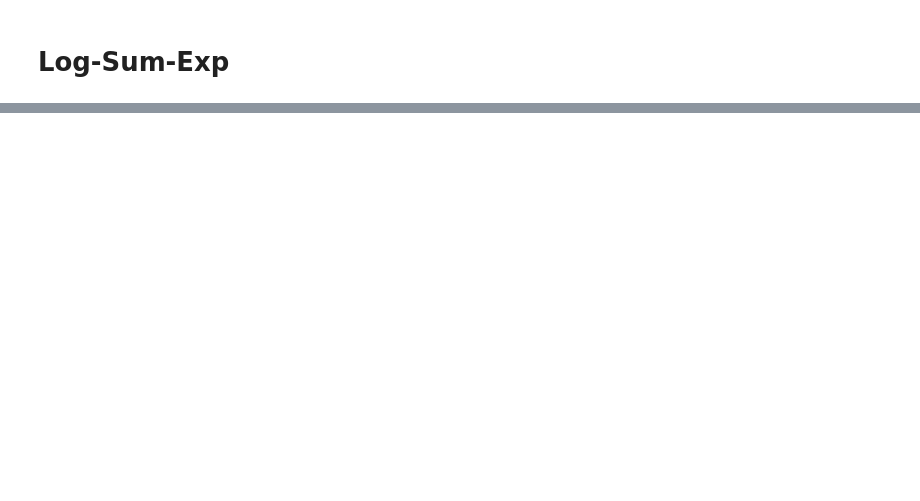
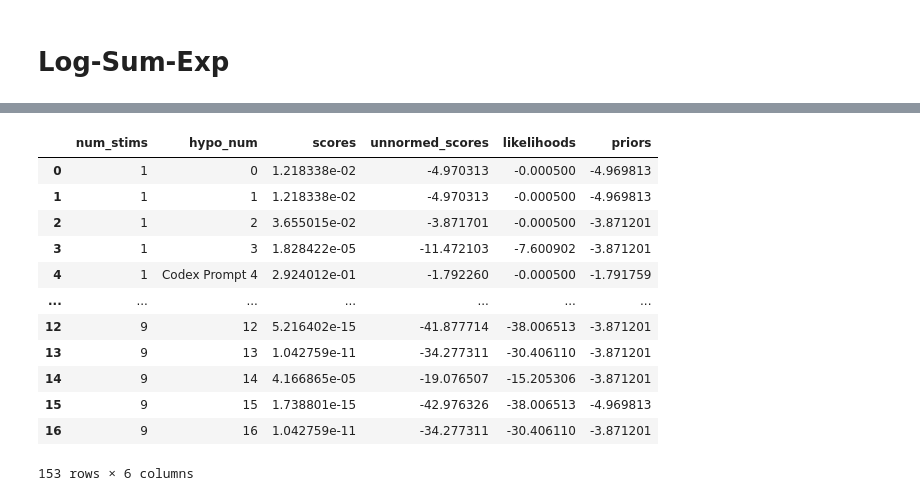
Before and after one commit to meilongzhang/concept-synthesis, a Jupyter notebook: data_gen.ipynb, the cells around one changed output, grey strips where cells are left out. Cells and saved outputs as stored; diff of their text form; code cells hidden in the pictures; blank space fills up the shorter version.

Commit message:
finish logsumexp

```diff
--- a/data_gen.ipynb
+++ b/data_gen.ipynb
@@ -1058,3 +1049,5 @@ for i in range(len(data['gen_reshaped'])):
         continue
 
     works.append(i)
+# %%
+nodeItem, stringItem = convertToNode(data['gen_reshaped'][0])
@@ -1206,0 +1305,17 @@ KeyError: 0
+# %%
+normalized_posteriors = []
+for j in range(1,10):
+    postsForAmount = []
+    sub_objects = rule_objects[:j]
+    for item in top_hypotheses:
+        postsForAmount.append(item.compute_posterior(sub_objects))
+
+    postsForAmount_normed = np.array(postsForAmount[:])
+    lse = logsumexp(postsForAmount_normed)
+    postsForAmount_normed -= lse
+    postsForAmount_normed = np.exp(postsForAmount_normed)
+
+    for ind in codexHypoIndices:
+        if compareNodeString(str(top_hypotheses[ind]), eval(rule_data['gen_reshaped'].iloc[j-1])):
+            normalized_posteriors.append(postsForAmount_normed[ind])
+normalized_posteriors
@@ -1206,0 +1332,44 @@ KeyError: 0
+# %%
+posteriorDf = pd.DataFrame()
+for j in range(1,10):
+    df = pd.DataFrame()
+    postsForAmount = []
+    likesForAmount = []
+    priorsForAmount = []
+    sub_objects = rule_objects[:j]
+    for item in top_hypotheses:
+        postsForAmount.append(item.compute_posterior(sub_objects))
+        likesForAmount.append(item.compute_likelihood(sub_objects))
+        priorsForAmount.append(item.compute_prior())
+
+    postsForAmount_normed = np.array(postsForAmount[:])
+    lse = logsumexp(postsForAmount_normed)
+    postsForAmount_normed -= lse
+    postsForAmount_normed = np.exp(postsForAmount_normed)
+    df['num_stims'] = [j] * len(postsForAmount)
+    hypo_num = list(np.arange(0, len(postsForAmount)))
+    for ind in codexHypoIndices:
+        hypo_num[ind] = f"Codex Prompt {ind}"
+
+    df['hypo_num'] = hypo_num
+    df['scores'] = postsForAmount_normed
+    df['unnormed_scores'] = postsForAmount
+    df['likelihoods'] = likesForAmount
+    df['priors'] = priorsForAmount
+    posteriorDf = pd.concat([posteriorDf, df], axis=0)
+
+posteriorDf
+# %% [output]
+|  | num_stims | hypo_num | scores | unnormed_scores | likelihoods | priors |
+| 0 | 1 | 0 | 1.218338e-02 | -4.970313 | -0.000500 | -4.969813 |
+| 1 | 1 | 1 | 1.218338e-02 | -4.970313 | -0.000500 | -4.969813 |
+| 2 | 1 | 2 | 3.655015e-02 | -3.871701 | -0.000500 | -3.871201 |
+| 3 | 1 | 3 | 1.828422e-05 | -11.472103 | -7.600902 | -3.871201 |
+| 4 | 1 | Codex Prompt 4 | 2.924012e-01 | -1.792260 | -0.000500 | -1.791759 |
+| ... | ... | ... | ... | ... | ... | ... |
+| 12 | 9 | 12 | 5.216402e-15 | -41.877714 | -38.006513 | -3.871201 |
+| 13 | 9 | 13 | 1.042759e-11 | -34.277311 | -30.406110 | -3.871201 |
+| 14 | 9 | 14 | 4.166865e-05 | -19.076507 | -15.205306 | -3.871201 |
+| 15 | 9 | 15 | 1.738801e-15 | -42.976326 | -38.006513 | -4.969813 |
+| 16 | 9 | 16 | 1.042759e-11 | -34.277311 | -30.406110 | -3.871201 |
+153 rows × 6 columns
```
Also changed, not shown: parts of 26 cells of this notebook, 2 other files.
